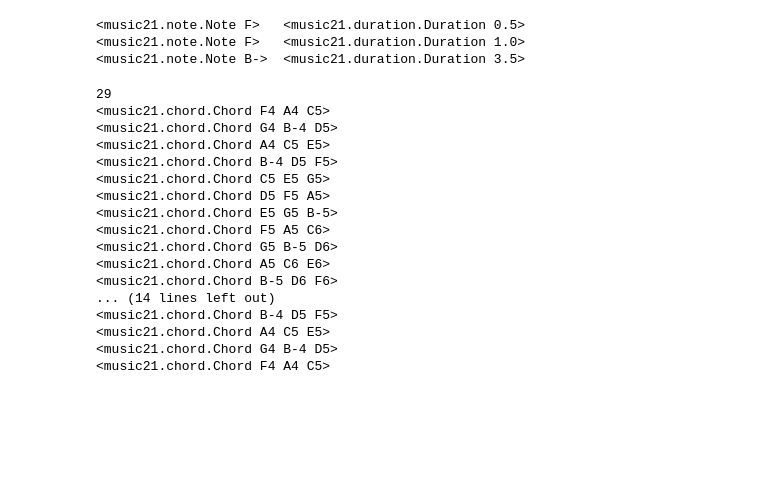
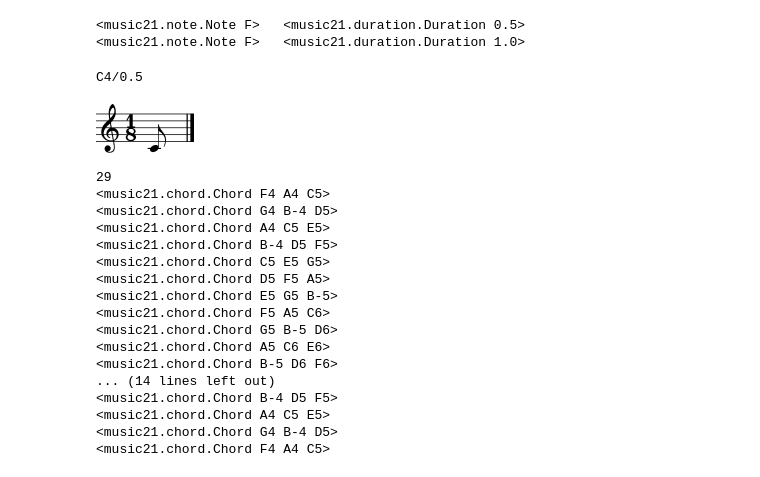
Before and after one commit to dwbzen/pymusic, a Jupyter notebook: music21_testScore.ipynb, the cells around one changed output. Cells and saved outputs as stored; diff of their text form; code cells hidden in the pictures; blank space fills up the shorter version.

```diff
--- a/music21_testScore.ipynb
+++ b/music21_testScore.ipynb
@@ -29,10 +31,9 @@ new_note = MusicUtils.create_note(n, semitones=2, quarterLen=1)
 print('{}\t{}'.format(new_note, new_note.duration))
 
 interval_ = interval.Interval(7)
-duration = duration.Duration(type='half', dots=2)
-new_note = MusicUtils.create_note(n, anInterval=interval_, dur=duration )
-print('{}\t{}'.format(new_note, new_note.duration))
+d = duration.Duration(type='half', dots=2)
+#new_note = MusicUtils.create_note(n, anInterval=interval_, dur=d )
+#print('{}\t{}'.format(new_note, new_note.duration))
 # %% [output]
 <music21.note.Note F>   <music21.duration.Duration 0.5>
 <music21.note.Note F>   <music21.duration.Duration 1.0>
-<music21.note.Note B->  <music21.duration.Duration 3.5>
@@ -39,3 +104,10 @@ print('{}\t{}'.format(new_note, new_note.duration))
+# %%
+so = StaffObject(pitch="C4", durationType=DurationType.EIGHTH)
+print(so)
+so.music21Object.show()
+# %% [output]
+C4/0.5
+[figure, added]
 # %%
 # F Major scale
 # scale_notes =   ['F4', 'G4', 'A4', 'Bb4', 'C5', 'D5', 'E5', 'F5', 'G5', 'A5', 'Bb5', 'C6', 'D6', 'E6', 'F6']
```
Also changed, not shown: parts of 21 cells of this notebook, 25 other files.
